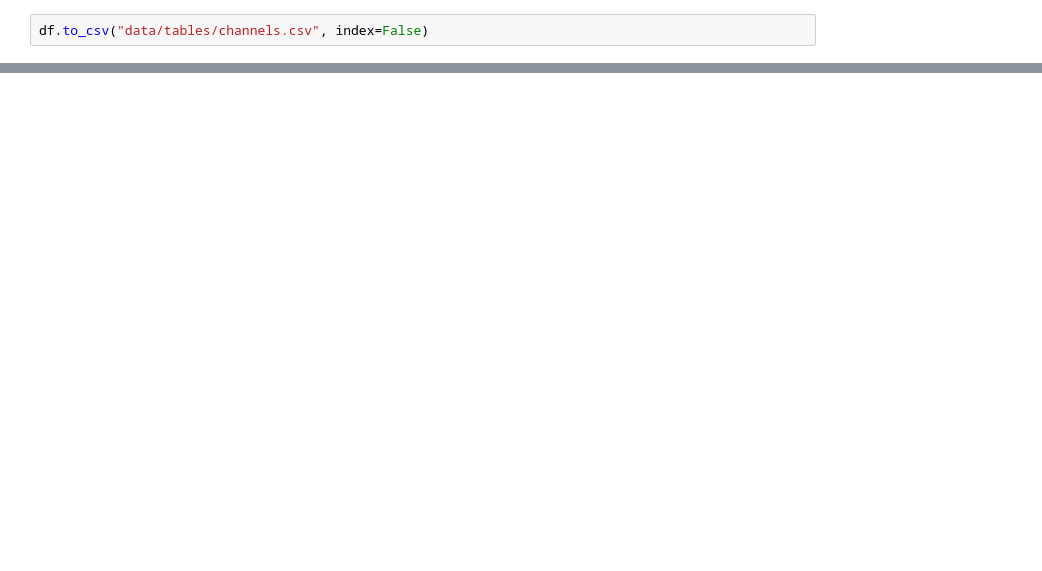
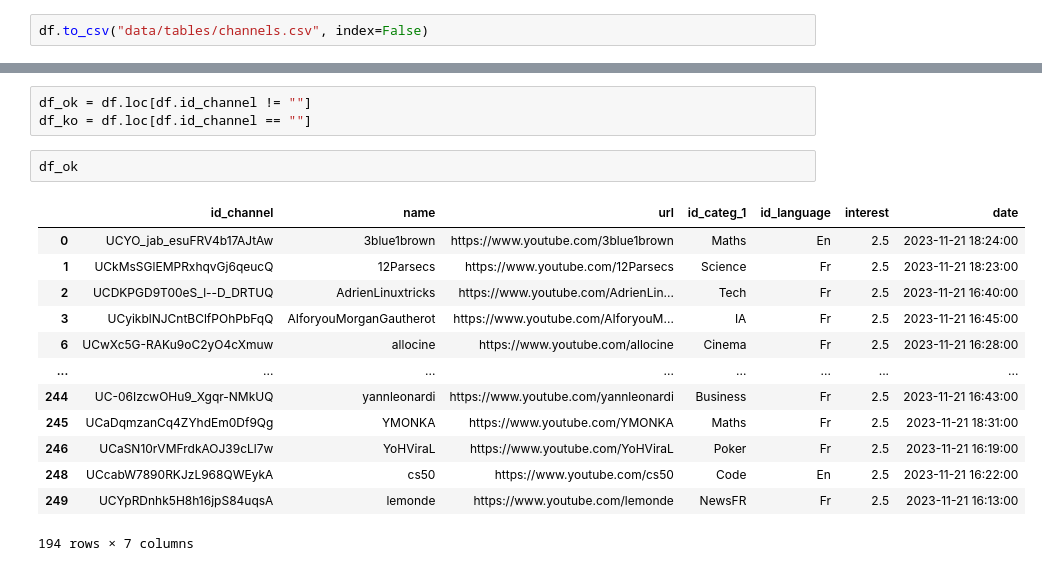
Before and after one commit to AlexandreGazagnes/yourtube, a Jupyter notebook: notebooks/00-extract.ipynb, the cells around one changed output, grey strips where cells are left out. Drawn from its saved outputs; the diff is of its cells as text; blank space fills up the shorter version.

```diff
--- a/notebooks/00-extract.ipynb
+++ b/notebooks/00-extract.ipynb
@@ -154,0 +198,19 @@ df.to_csv("data/tables/channels.csv", index=False)
+# %%
+df_ok = df.loc[df.id_channel != ""]
+df_ko = df.loc[df.id_channel == ""]
+# %%
+df_ok
+# %% [output]
+|  | id_channel | name | url | id_categ_1 | id_language | interest | date |
+| 0 | UCYO_jab_esuFRV4b17AJtAw | 3blue1brown | https://www.youtube.com/3blue1brown | Maths | En | 2.5 | 2023-11-21 18:24:00 |
+| 1 | UCkMsSGlEMPRxhqvGj6qeucQ | 12Parsecs | https://www.youtube.com/12Parsecs | Science | Fr | 2.5 | 2023-11-21 18:23:00 |
+| 2 | UCDKPGD9T00eS_l--D_DRTUQ | AdrienLinuxtricks | https://www.youtube.com/AdrienLin... | Tech | Fr | 2.5 | 2023-11-21 16:40:00 |
+| 3 | UCyikblNJCntBClfPOhPbFqQ | AIforyouMorganGautherot | https://www.youtube.com/AIforyouM... | IA | Fr | 2.5 | 2023-11-21 16:45:00 |
+| 6 | UCwXc5G-RAKu9oC2yO4cXmuw | allocine | https://www.youtube.com/allocine | Cinema | Fr | 2.5 | 2023-11-21 16:28:00 |
+| ... | ... | ... | ... | ... | ... | ... | ... |
+| 244 | UC-06IzcwOHu9_Xgqr-NMkUQ | yannleonardi | https://www.youtube.com/yannleonardi | Business | Fr | 2.5 | 2023-11-21 16:43:00 |
+| 245 | UCaDqmzanCq4ZYhdEm0Df9Qg | YMONKA | https://www.youtube.com/YMONKA | Maths | Fr | 2.5 | 2023-11-21 18:31:00 |
+| 246 | UCaSN10rVMFrdkAOJ39cLl7w | YoHViraL | https://www.youtube.com/YoHViraL | Poker | Fr | 2.5 | 2023-11-21 16:19:00 |
+| 248 | UCcabW7890RKJzL968QWEykA | cs50 | https://www.youtube.com/cs50 | Code | En | 2.5 | 2023-11-21 16:22:00 |
+| 249 | UCYpRDnhk5H8h16jpS84uqsA | lemonde | https://www.youtube.com/lemonde | NewsFR | Fr | 2.5 | 2023-11-21 16:13:00 |
+194 rows × 7 columns
```
Also changed, not shown: parts of 6 cells of this notebook, 2 other files.
